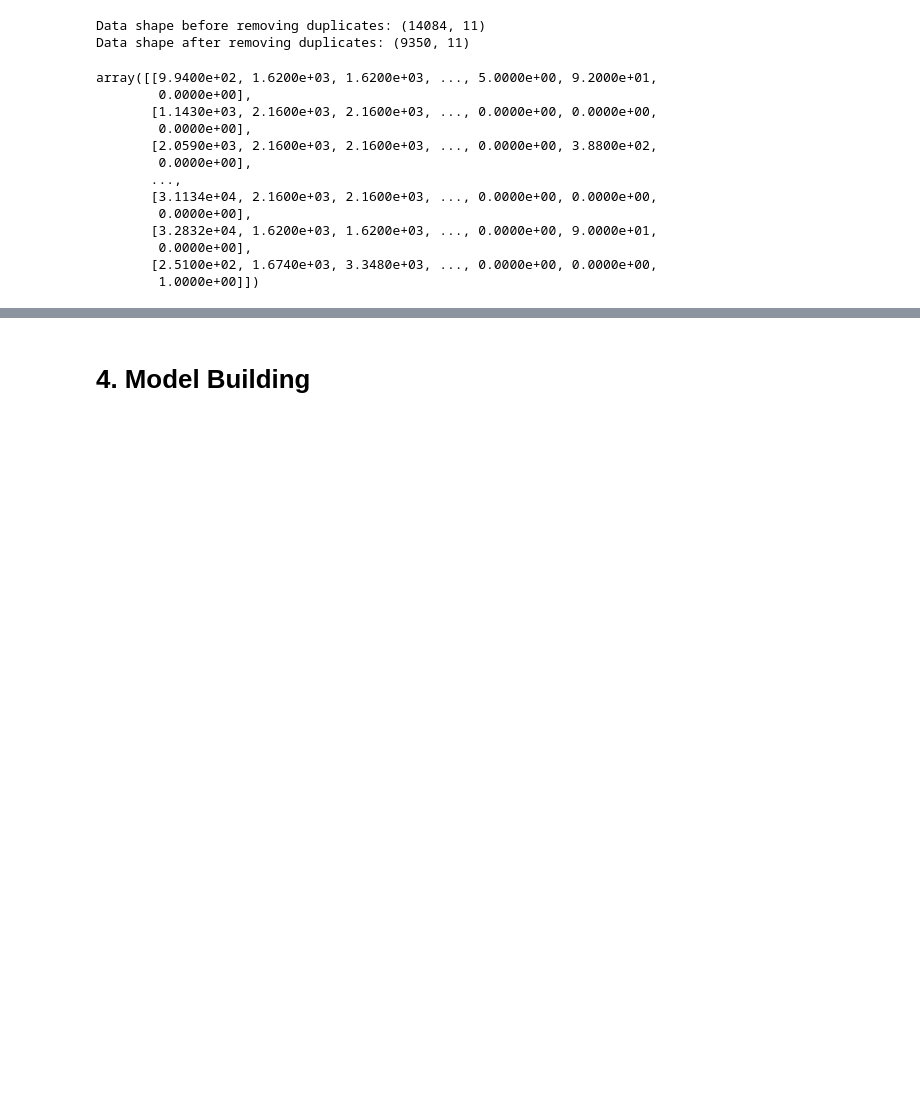
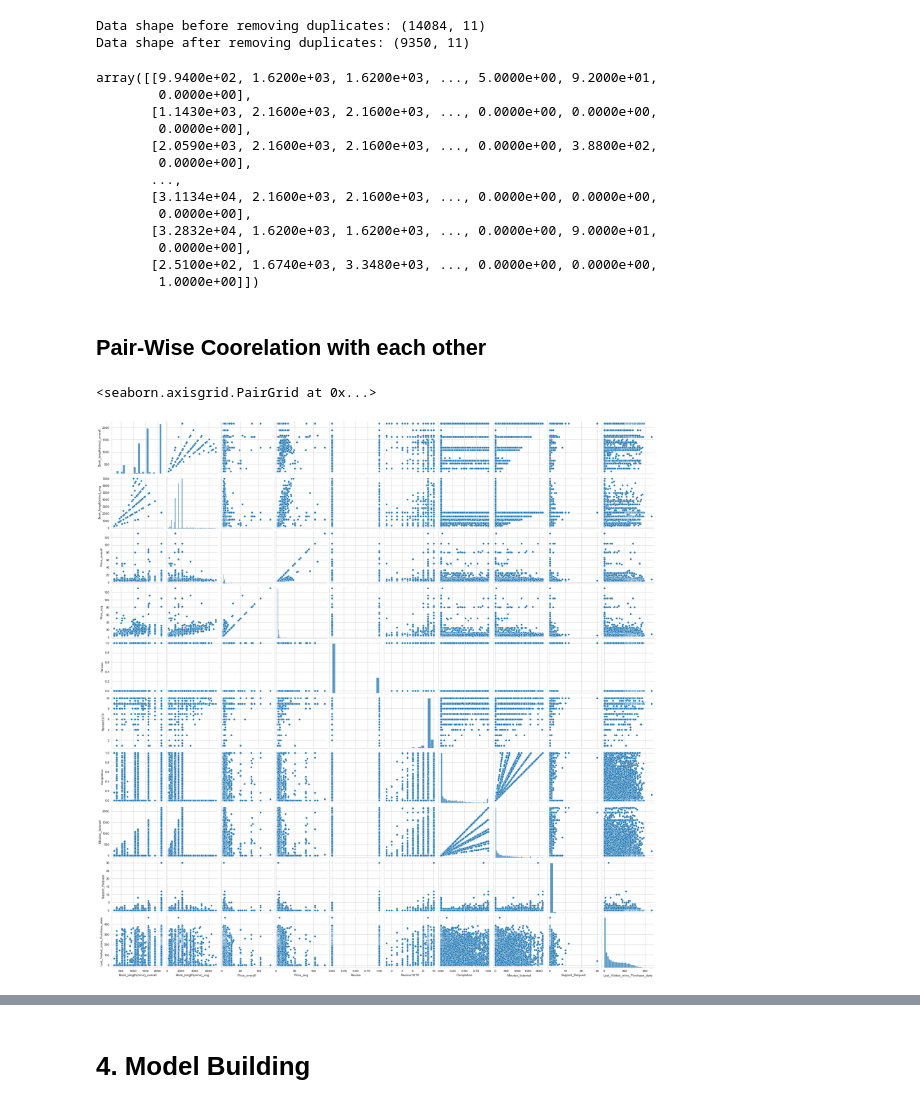
Before and after one commit to AshwinUniyal/Major_Project, a Jupyter notebook: Stage 2 Churn rate duplicatesRemoved.ipynb, the cells around one changed output, grey strips where cells are left out. Saved outputs shown, nothing was run; the diff lists cells and outputs as text; code cells hidden in the pictures; blank space fills up the shorter version.

Commit message:
updated pairplot

```diff
--- a/Stage 2 Churn rate duplicatesRemoved.ipynb
+++ b/Stage 2 Churn rate duplicatesRemoved.ipynb
@@ -382,3 +382,10 @@ array([[9.9400e+02, 1.6200e+03, 1.6200e+03, ..., 5.0000e+00, 9.2000e+01,
         0.0000e+00],
        [2.5100e+02, 1.6740e+03, 3.3480e+03, ..., 0.0000e+00, 0.0000e+00,
         1.0000e+00]])
+# %% [markdown]
+## Pair-Wise Coorelation with each other
+# %%
+sns.pairplot(r_data.iloc[:,0:10])
+# %% [output]
+<seaborn.axisgrid.PairGrid at 0x...>
+[figure, added]
```
Also changed, not shown: parts of 2 cells of this notebook.
